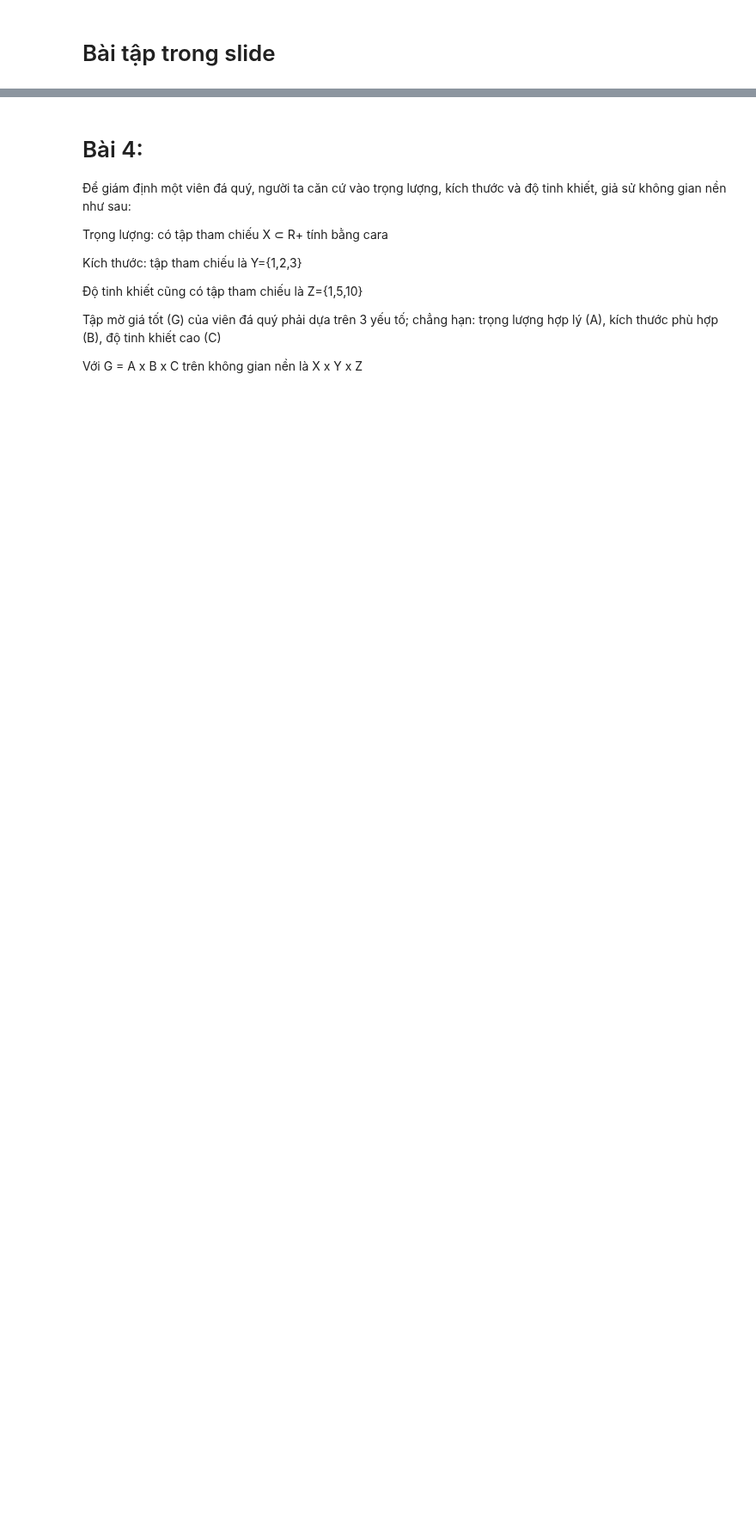
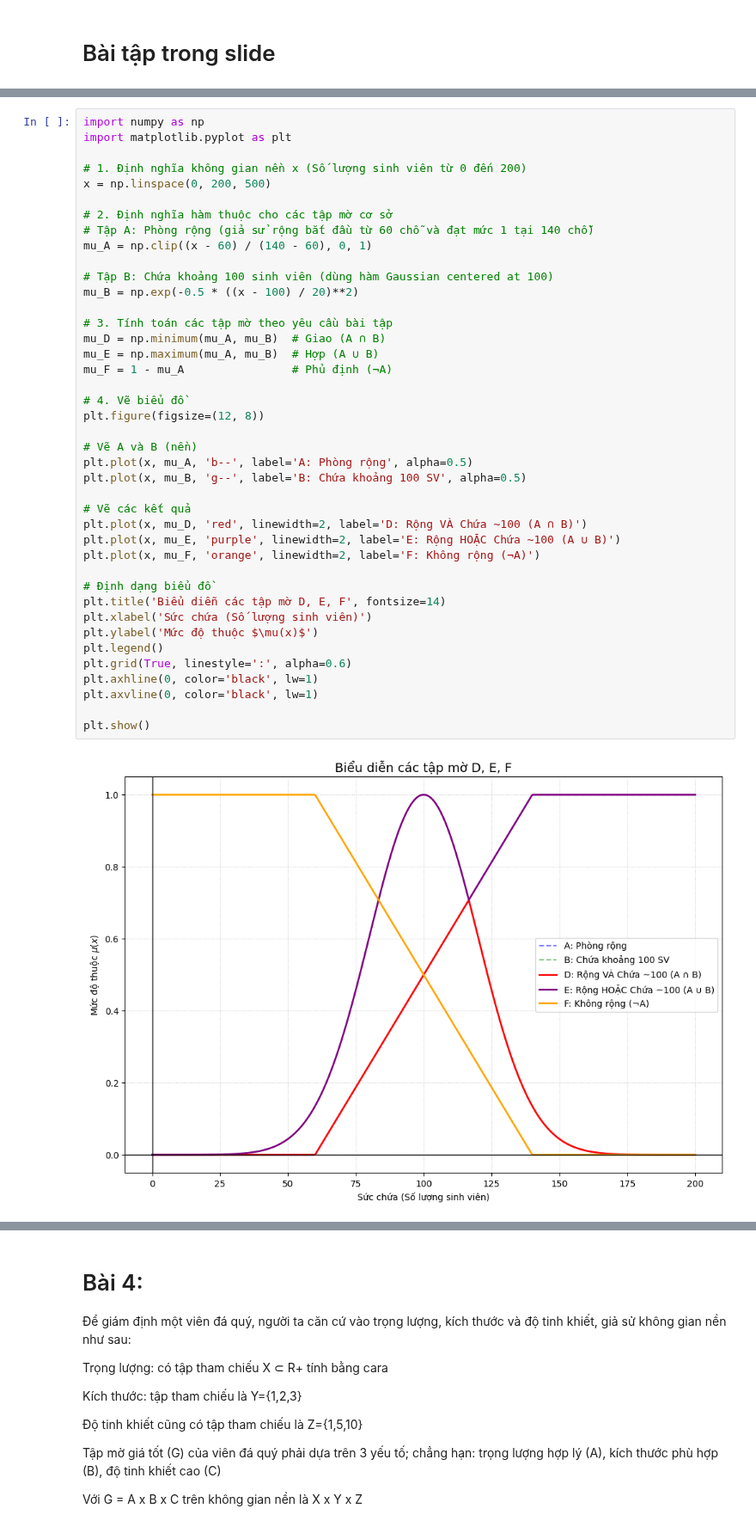
Before and after one commit to HuyLuong2002/sgu26_fuzzy_logic_app, a Jupyter notebook: Bai02/bt02_phep_toan_mo/BaiTap2 - Phep toan tren tap mo.ipynb, the cells around one changed output, grey strips where cells are left out. Shown at 86% size. Drawn from its saved outputs; the diff is of its cells as text; blank space fills up the shorter version.

```diff
--- a/Bai02/bt02_phep_toan_mo/BaiTap2 - Phep toan tren tap mo.ipynb
+++ b/Bai02/bt02_phep_toan_mo/BaiTap2 - Phep toan tren tap mo.ipynb
@@ -224,0 +795,43 @@ plt.show()
+# %%
+import numpy as np
+import matplotlib.pyplot as plt
+
+# 1. Định nghĩa không gian nền x (Số lượng sinh viên từ 0 đến 200)
+x = np.linspace(0, 200, 500)
+
+# 2. Định nghĩa hàm thuộc cho các tập mờ cơ sở
+# Tập A: Phòng rộng (giả sử rộng bắt đầu từ 60 chỗ và đạt mức 1 tại 140 chỗ)
+mu_A = np.clip((x - 60) / (140 - 60), 0, 1)
+
+# Tập B: Chứa khoảng 100 sinh viên (dùng hàm Gaussian centered at 100)
+mu_B = np.exp(-0.5 * ((x - 100) / 20)**2)
+
+# 3. Tính toán các tập mờ theo yêu cầu bài tập
+mu_D = np.minimum(mu_A, mu_B)  # Giao (A ∩ B)
+mu_E = np.maximum(mu_A, mu_B)  # Hợp (A ∪ B)
+mu_F = 1 - mu_A                # Phủ định (¬A)
+
+# 4. Vẽ biểu đồ
+plt.figure(figsize=(12, 8))
+
+# Vẽ A và B (nền)
+plt.plot(x, mu_A, 'b--', label='A: Phòng rộng', alpha=0.5)
+plt.plot(x, mu_B, 'g--', label='B: Chứa khoảng 100 SV', alpha=0.5)
+
+# Vẽ các kết quả
+plt.plot(x, mu_D, 'red', linewidth=2, label='D: Rộng VÀ Chứa ~100 (A ∩ B)')
+plt.plot(x, mu_E, 'purple', linewidth=2, label='E: Rộng HOẶC Chứa ~100 (A ∪ B)')
+plt.plot(x, mu_F, 'orange', linewidth=2, label='F: Không rộng (¬A)')
+
+# Định dạng biểu đồ
+plt.title('Biểu diễn các tập mờ D, E, F', fontsize=14)
+plt.xlabel('Sức chứa (Số lượng sinh viên)')
+plt.ylabel('Mức độ thuộc $\mu(x)$')
+plt.legend()
+plt.grid(True, linestyle=':', alpha=0.6)
+plt.axhline(0, color='black', lw=1)
+plt.axvline(0, color='black', lw=1)
+
+plt.show()
+# %% [output]
+[figure, added]
```
Also changed, not shown: parts of 14 cells of this notebook, 6 other files.
